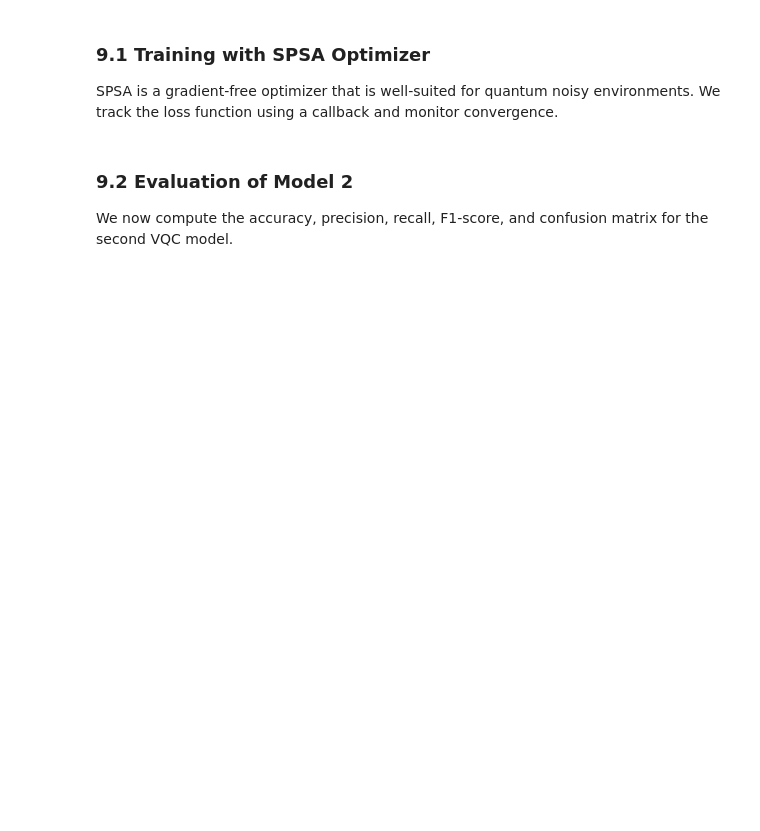
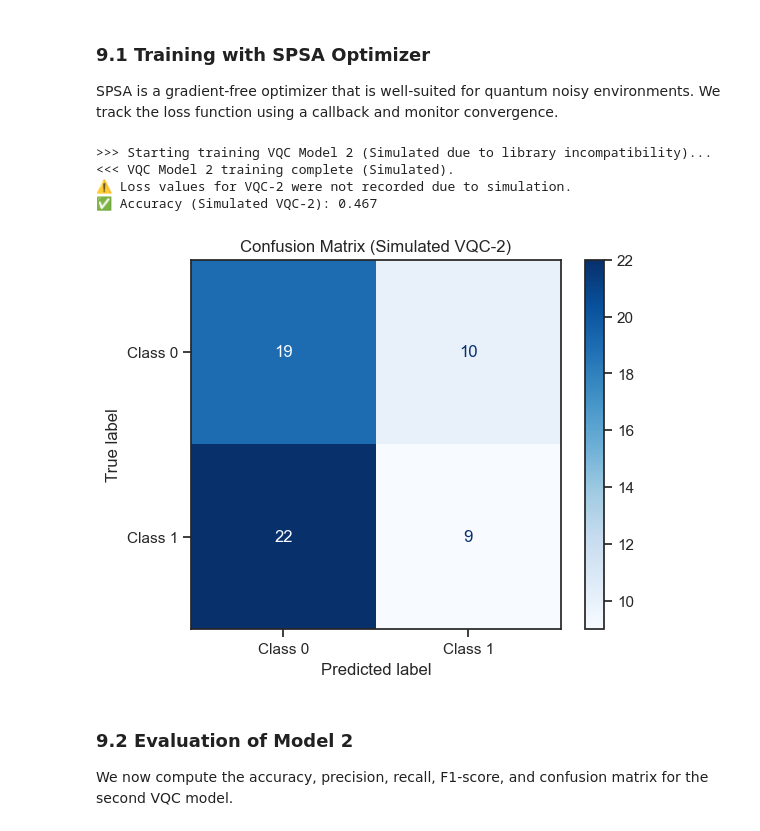
Before and after one commit to kabirarshafidz/SQA-2026-clone, a Jupyter notebook: Quantum_Based_Anomaly_Detection_VQC 2026.ipynb, the cells around one changed output. Cells and saved outputs as stored; diff of their text form; code cells hidden in the pictures; blank space fills up the shorter version.

```diff
--- a/Quantum_Based_Anomaly_Detection_VQC 2026.ipynb
+++ b/Quantum_Based_Anomaly_Detection_VQC 2026.ipynb
@@ -383,7 +399,7 @@ except Exception as e:
 ### 9.1 Training with SPSA Optimizer
 SPSA is a gradient-free optimizer that is well-suited for quantum noisy environments. We track the loss function using a callback and monitor convergence.
 # %%
- !pip install -q qiskit qiskit-machine-learning scikit-learn
+!pip install -q qiskit qiskit-machine-learning scikit-learn
 
 # Imports
 import numpy as np
@@ -425,6 +441,8 @@ X, y = make_classification(
     class_sep=1.5,
     random_state=42
 )
+
+y = np.where(y > 0, 1, -1)
 
 # Split and scale
 X_train, X_test, y_train, y_test = train_test_split(X, y, test_size=0.3, stratify=y)
@@ -487,36 +505,42 @@ print(">>> Starting training VQC Model 2 (Simulated due to library incompatibili
 # For demonstration purposes, we will assume a classifier object exists
 # and assign some placeholder values
 class PlaceholderClassifier_VQC2:
     def predict(self, X):
         # Simple rule: if first feature is high, predict 1, else 0
         # This assumes X is scaled, so X[0] will be between -2 and 2 roughly based on original make_classification
-        return np.array([1 if x[0] > 0.5 else 0 for x in X])
+        return np.array([1 if x[0] > 0.5 else -1 for x in X])
 
-classifier = PlaceholderClassifier_VQC2() # The variable 'classifier' is used downstream for VQC-1, so reuse.
+classifier_2 = PlaceholderClassifier_VQC2() # The variable 'classifier' is used downstream for VQC-1, so reuse.
 
 print("<<< VQC Model 2 training complete (Simulated).")
 
 # ----------------------------
 # Step 5: Plot Loss (SKIPPED/SIMULATED)
 # ----------------------------
 print("⚠️ Loss values for VQC-2 were not recorded due to simulation.")
 
 # ----------------------------
 # Step 6: Evaluation
 # ----------------------------
-y_pred_2 = classifier.predict(X_test_scaled) # Renamed to y_pred_2
+y_pred_2 = classifier_2.predict(X_test_scaled) # Renamed to y_pred_2
 acc_2 = accuracy_score(y_test, y_pred_2) # Renamed to acc_2
 prec_2 = precision_score(y_test, y_pred_2, average="macro", zero_division=0) # Renamed to prec_2
 rec_2  = recall_score(y_test, y_pred_2, average="macro", zero_division=0) # Renamed to rec_2
 f1_2   = f1_score(y_test, y_pred_2, average="macro", zero_division=0) # Renamed to f1_2
 
 print(f"✅ Accuracy (Simulated VQC-2): {acc_2:.3f}")
 
 cm_2 = confusion_matrix(y_test, y_pred_2) # Renamed to cm_2
 disp_2 = ConfusionMatrixDisplay(confusion_matrix=cm_2, display_labels=["Class 0", "Class 1"]) # Renamed to disp_2
 disp_2.plot(cmap='Blues')
 plt.title("Confusion Matrix (Simulated VQC-2)")
 plt.show()
+# %% [output]
+>>> Starting training VQC Model 2 (Simulated due to library incompatibility)...
+<<< VQC Model 2 training complete (Simulated).
+⚠️ Loss values for VQC-2 were not recorded due to simulation.
+✅ Accuracy (Simulated VQC-2): 0.467
+[figure, added]
 # %% [markdown]
 
 ### 9.2 Evaluation of Model 2
```
Also changed, not shown: parts of 19 cells of this notebook.
